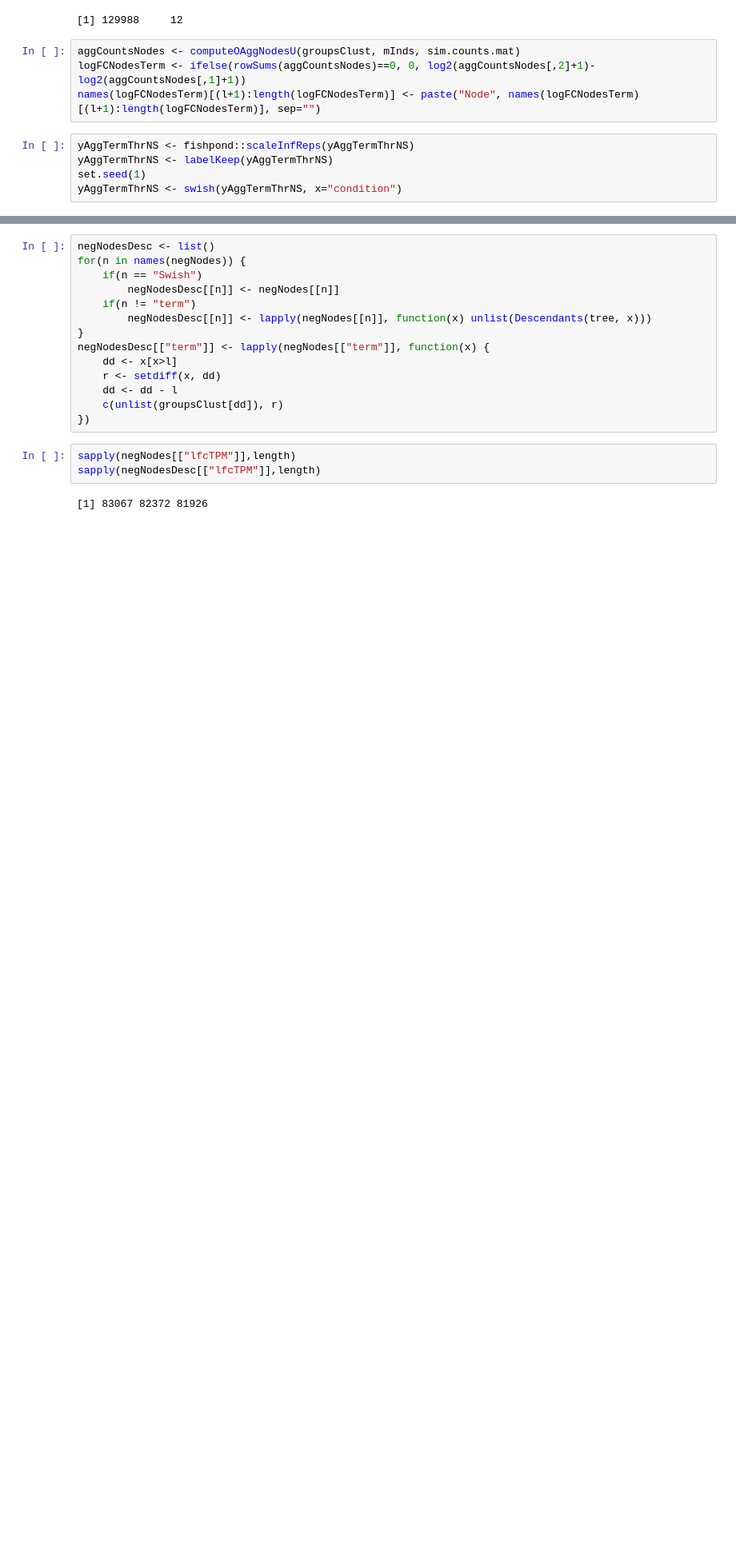
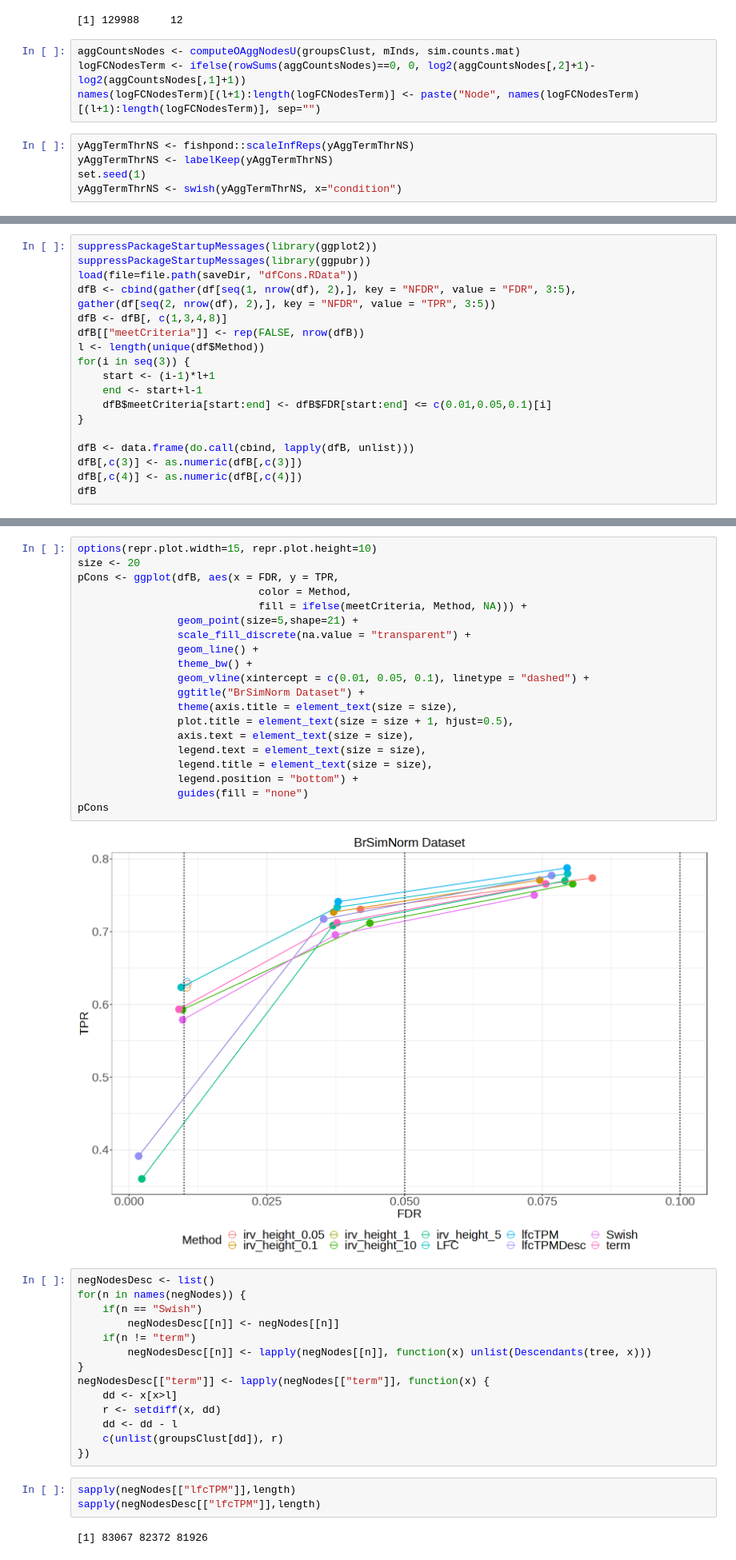
Before and after one commit to NPSDC/treeTerminusScripts, a Jupyter notebook: brain_simulation_nodtu/mode=gc_bias/post_type=gibbs_nrep=100_tf=100/tree_analysis/DE/DE_Cons.ipynb, the cells around one changed output, grey strips where cells are left out. Shown: that part at 80% size. Saved outputs shown, nothing was run; the diff lists cells and outputs as text; blank space fills up the shorter version.

```diff
--- a/brain_simulation_nodtu/mode=gc_bias/post_type=gibbs_nrep=100_tf=100/tree_analysis/DE/DE_Cons.ipynb
+++ b/brain_simulation_nodtu/mode=gc_bias/post_type=gibbs_nrep=100_tf=100/tree_analysis/DE/DE_Cons.ipynb
@@ -339,2 +450,21 @@ saveDir <- "environment/brain_sim_nodtu/mode=gc_bias/post_type=gibbs_nrep=100_tf
 save(cuts, file=file.path(saveDir, "cutsCons.RData"))
 save(df, file=file.path(saveDir, "dfCons.RData"))
+# %%
+suppressPackageStartupMessages(library(ggplot2))
+suppressPackageStartupMessages(library(ggpubr))
+load(file=file.path(saveDir, "dfCons.RData"))
+dfB <- cbind(gather(df[seq(1, nrow(df), 2),], key = "NFDR", value = "FDR", 3:5),
+gather(df[seq(2, nrow(df), 2),], key = "NFDR", value = "TPR", 3:5))
+dfB <- dfB[, c(1,3,4,8)]
+dfB[["meetCriteria"]] <- rep(FALSE, nrow(dfB))
+l <- length(unique(df$Method))
+for(i in seq(3)) {
+    start <- (i-1)*l+1
+    end <- start+l-1
+    dfB$meetCriteria[start:end] <- dfB$FDR[start:end] <= c(0.01,0.05,0.1)[i]
+}
+
+dfB <- data.frame(do.call(cbind, lapply(dfB, unlist)))
+dfB[,c(3)] <- as.numeric(dfB[,c(3)])
+dfB[,c(4)] <- as.numeric(dfB[,c(4)])
+dfB
@@ -341,3 +473,25 @@ save(df, file=file.path(saveDir, "dfCons.RData"))
+# %%
+options(repr.plot.width=15, repr.plot.height=10)
+size <- 20
+pCons <- ggplot(dfB, aes(x = FDR, y = TPR,
+                             color = Method,
+                             fill = ifelse(meetCriteria, Method, NA))) +
+                geom_point(size=5,shape=21) +
+                scale_fill_discrete(na.value = "transparent") +
+                geom_line() +
+                theme_bw() +
+                geom_vline(xintercept = c(0.01, 0.05, 0.1), linetype = "dashed") +
+                ggtitle("BrSimNorm Dataset") +
+                theme(axis.title = element_text(size = size),
+                plot.title = element_text(size = size + 1, hjust=0.5),
+                axis.text = element_text(size = size),
+                legend.text = element_text(size = size),
+                legend.title = element_text(size = size),
+                legend.position = "bottom") +
+                guides(fill = "none")
+pCons
+# %% [output]
+[figure, added]
 # %%
 negNodesDesc <- list()
 for(n in names(negNodes)) {
```
Also changed, not shown: parts of 28 cells of this notebook, 20 other files.
